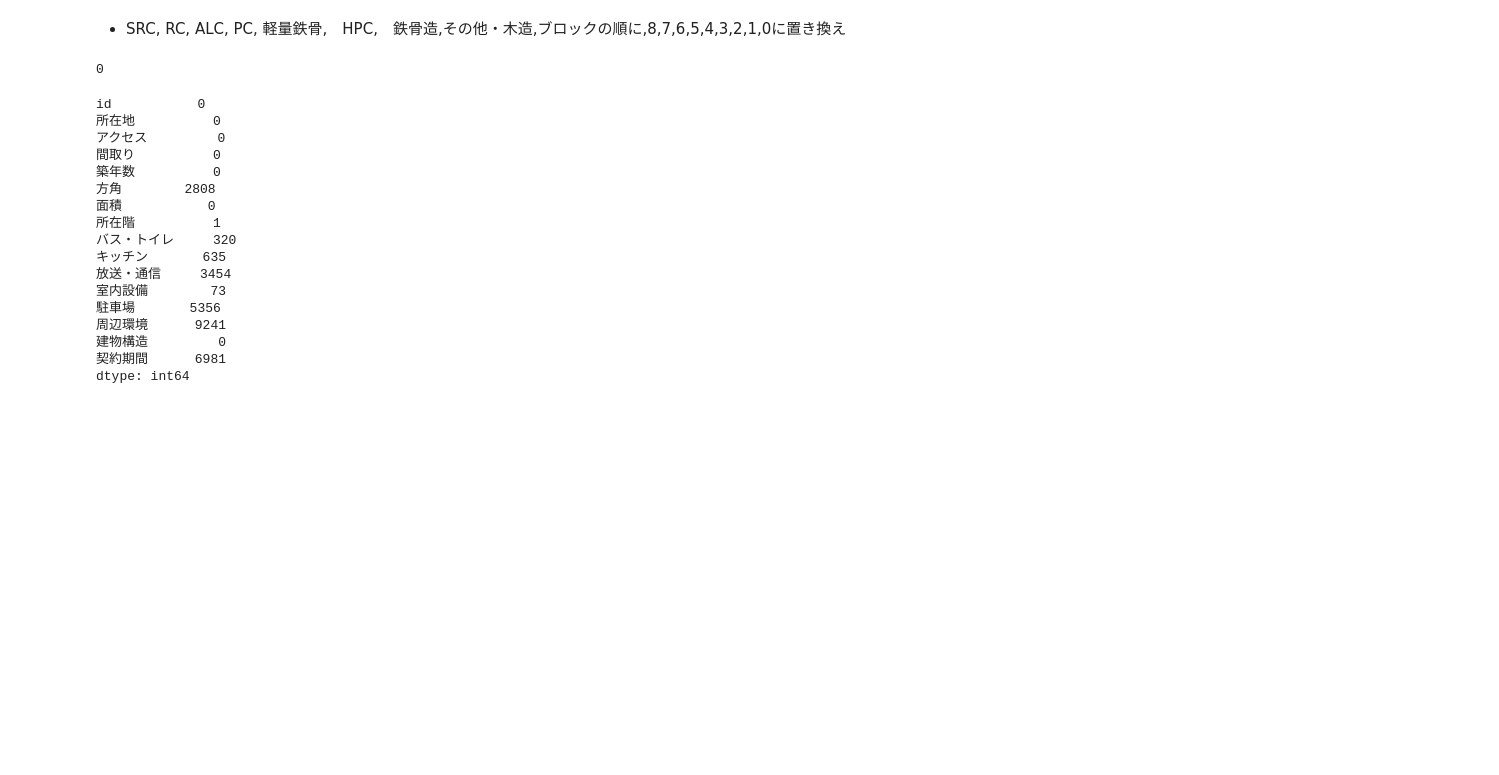
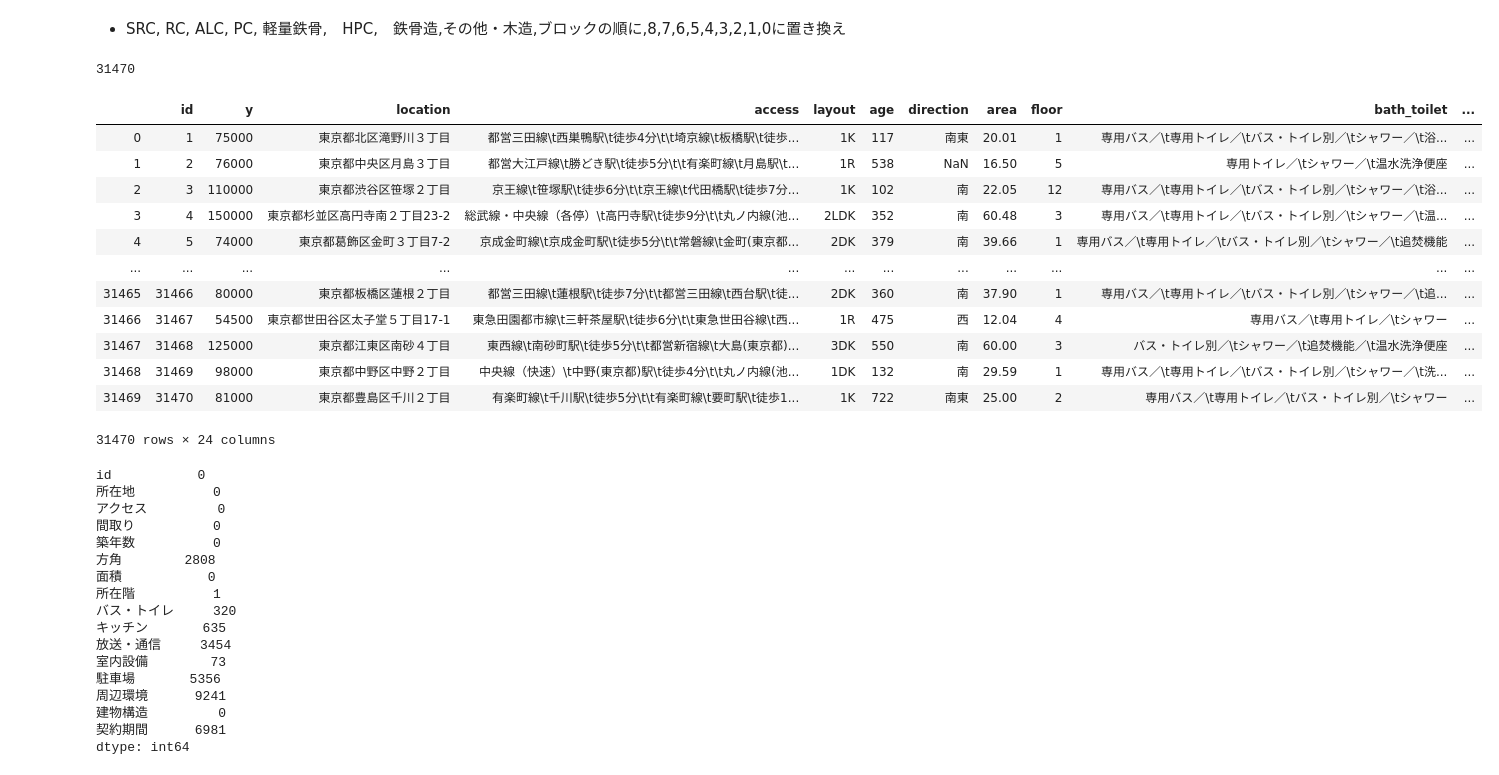
Before and after one commit to yaneura-no-gomi/mynavi_2019, a Jupyter notebook: notebook/0927_data_processing_2.ipynb, the cells around one changed output. Saved outputs shown, nothing was run; the diff lists cells and outputs as text; code cells hidden in the pictures; blank space fills up the shorter version.

```diff
--- a/notebook/0927_data_processing_2.ipynb
+++ b/notebook/0927_data_processing_2.ipynb
@@ -72,14 +68,31 @@ tmp = df['structure'].map({
     '鉄骨造':  2,
     'その他': 1,
     '木造': 1,
+    '鉄骨ブロック': 0,
     'ブロック': 0
 })
 # %%
 tmp.isnull().sum()
 # %% [output]
-0
+31470
 # %%
 df['structure'] = tmp
+# %%
+df
+# %% [output]
+|  | id | y | location | access | layout | age | direction | area | floor | bath_toilet | ... |
+| 0 | 1 | 75000 | 東京都北区滝野川３丁目 | 都営三田線\t西巣鴨駅\t徒歩4分\t\t埼京線\t板橋駅\t徒歩... | 1K | 117 | 南東 | 20.01 | 1 | 専用バス／\t専用トイレ／\tバス・トイレ別／\tシャワー／\t浴... | ... |
+| 1 | 2 | 76000 | 東京都中央区月島３丁目 | 都営大江戸線\t勝どき駅\t徒歩5分\t\t有楽町線\t月島駅\t... | 1R | 538 | NaN | 16.50 | 5 | 専用トイレ／\tシャワー／\t温水洗浄便座 | ... |
+| 2 | 3 | 110000 | 東京都渋谷区笹塚２丁目 | 京王線\t笹塚駅\t徒歩6分\t\t京王線\t代田橋駅\t徒歩7分... | 1K | 102 | 南 | 22.05 | 12 | 専用バス／\t専用トイレ／\tバス・トイレ別／\tシャワー／\t浴... | ... |
+| 3 | 4 | 150000 | 東京都杉並区高円寺南２丁目23-2 | 総武線・中央線（各停）\t高円寺駅\t徒歩9分\t\t丸ノ内線(池... | 2LDK | 352 | 南 | 60.48 | 3 | 専用バス／\t専用トイレ／\tバス・トイレ別／\tシャワー／\t温... | ... |
+| 4 | 5 | 74000 | 東京都葛飾区金町３丁目7-2 | 京成金町線\t京成金町駅\t徒歩5分\t\t常磐線\t金町(東京都... | 2DK | 379 | 南 | 39.66 | 1 | 専用バス／\t専用トイレ／\tバス・トイレ別／\tシャワー／\t追焚機能 | ... |
+| ... | ... | ... | ... | ... | ... | ... | ... | ... | ... | ... | ... |
+| 31465 | 31466 | 80000 | 東京都板橋区蓮根２丁目 | 都営三田線\t蓮根駅\t徒歩7分\t\t都営三田線\t西台駅\t徒... | 2DK | 360 | 南 | 37.90 | 1 | 専用バス／\t専用トイレ／\tバス・トイレ別／\tシャワー／\t追... | ... |
+| 31466 | 31467 | 54500 | 東京都世田谷区太子堂５丁目17-1 | 東急田園都市線\t三軒茶屋駅\t徒歩6分\t\t東急世田谷線\t西... | 1R | 475 | 西 | 12.04 | 4 | 専用バス／\t専用トイレ／\tシャワー | ... |
+| 31467 | 31468 | 125000 | 東京都江東区南砂４丁目 | 東西線\t南砂町駅\t徒歩5分\t\t都営新宿線\t大島(東京都)... | 3DK | 550 | 南 | 60.00 | 3 | バス・トイレ別／\tシャワー／\t追焚機能／\t温水洗浄便座 | ... |
+| 31468 | 31469 | 98000 | 東京都中野区中野２丁目 | 中央線（快速）\t中野(東京都)駅\t徒歩4分\t\t丸ノ内線(池... | 1DK | 132 | 南 | 29.59 | 1 | 専用バス／\t専用トイレ／\tバス・トイレ別／\tシャワー／\t洗... | ... |
+| 31469 | 31470 | 81000 | 東京都豊島区千川２丁目 | 有楽町線\t千川駅\t徒歩5分\t\t有楽町線\t要町駅\t徒歩1... | 1K | 722 | 南東 | 25.00 | 2 | 専用バス／\t専用トイレ／\tバス・トイレ別／\tシャワー | ... |
+31470 rows × 24 columns
 # %%
 df.to_csv('../processed_data/train_v3.csv',index=False)
 # %%
```
Also changed, not shown: parts of 3 cells of this notebook, 4 other files.
